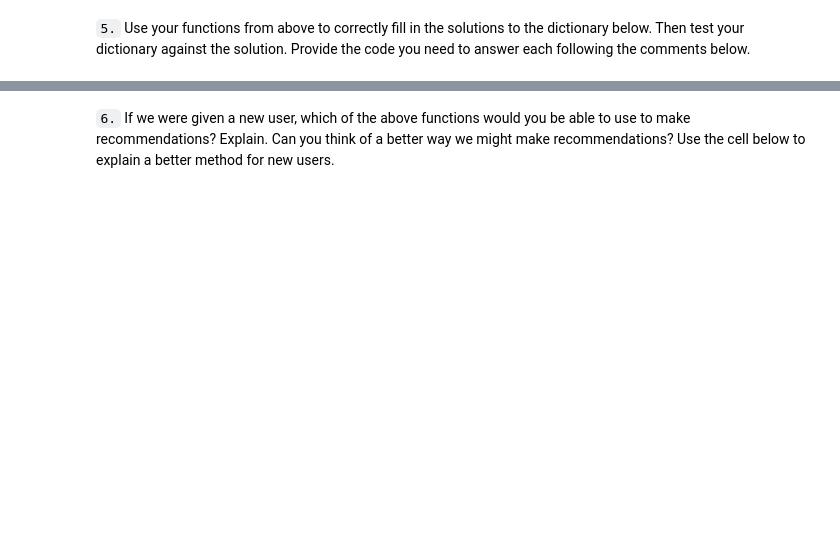
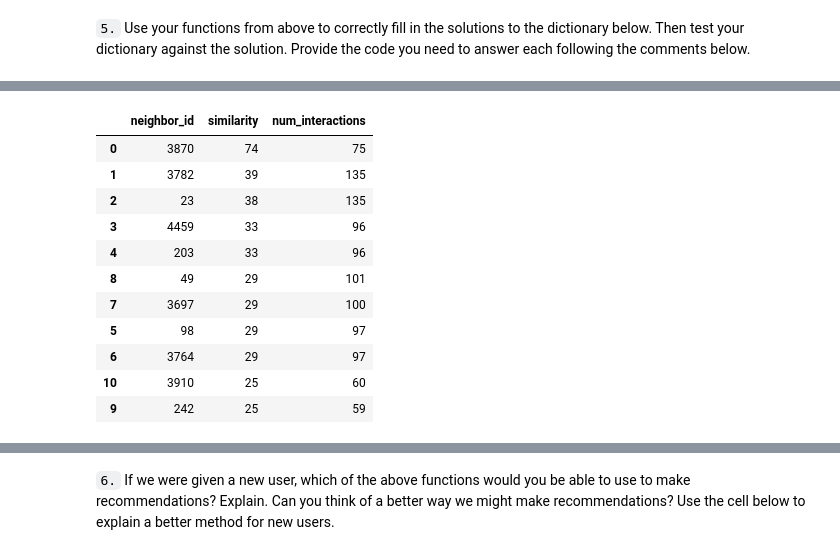
Before and after one commit to bin-wang-sh/Recommendation_with_IBM_Webapp, a Jupyter notebook: Recommendations_with_IBM.ipynb, the cells around one changed output, grey strips where cells are left out. Saved outputs shown, nothing was run; the diff lists cells and outputs as text; code cells hidden in the pictures; blank space fills up the shorter version.

```diff
--- a/Recommendations_with_IBM.ipynb
+++ b/Recommendations_with_IBM.ipynb
@@ -435,7 +335,12 @@ def create_user_item_matrix(df):
     an article and a 0 otherwise
     '''
     # Fill in the function here
-
+    # drop duplicate row and count interact
+    user_item=df.drop_duplicates().groupby(['user_id','article_id']).size().unstack(level=1)
+    # fill Null to 0
+    user_item=user_item.fillna(0)
+    # conver float to int
+    user_item=user_item.astype('int')
     return user_item # return the user_item matrix
 
 user_item = create_user_item_matrix(df)
@@ -561,3 +542,14 @@ print("If this is all you see, you passed all of our tests!  Nice job!")
 
 
 * Instead of arbitrarily choosing articles from the user where the number of recommended articles starts below m and ends exceeding m, choose articles with the articles with the most total interactions before choosing those with fewer total interactions. This ranking should be  what would be obtained from the **top_articles** function you wrote earlier.
+# %%
+
+user_id=2
+user_sim=pd.Series(user_item.iloc[user_id-1,:].dot(user_item.T))
+user_sim=user_sim.sort_values(ascending=False).reset_index()
+user_sim=user_sim.loc[~(user_sim.user_id==user_id),:]
+user_articles=user_item.sum(axis=1).reset_index()
+user_sim=user_sim.merge(user_articles, how='left',on='user_id')
+user_sim.columns=['user_id','similarity','num_interactions']
+neighbors_df=user_sim.sort_values(['similarity','num_interactions'],ascending=False)
+neighbors_df.head()
@@ -625,3 +713,19 @@ print(rec_names)
+# %%
+#My result
+get_top_sorted_users(131).iloc[:11]
+# %% [output]
+|  | neighbor_id | similarity | num_interactions |
+| 0 | 3870 | 74 | 75 |
+| 1 | 3782 | 39 | 135 |
+| 2 | 23 | 38 | 135 |
+| 3 | 4459 | 33 | 96 |
+| 4 | 203 | 33 | 96 |
+| 8 | 49 | 29 | 101 |
+| 7 | 3697 | 29 | 100 |
+| 5 | 98 | 29 | 97 |
+| 6 | 3764 | 29 | 97 |
+| 10 | 3910 | 25 | 60 |
+| 9 | 242 | 25 | 59 |
 # %%
 ### Tests with a dictionary of results
 
```
Also changed, not shown: parts of 57 cells of this notebook.
